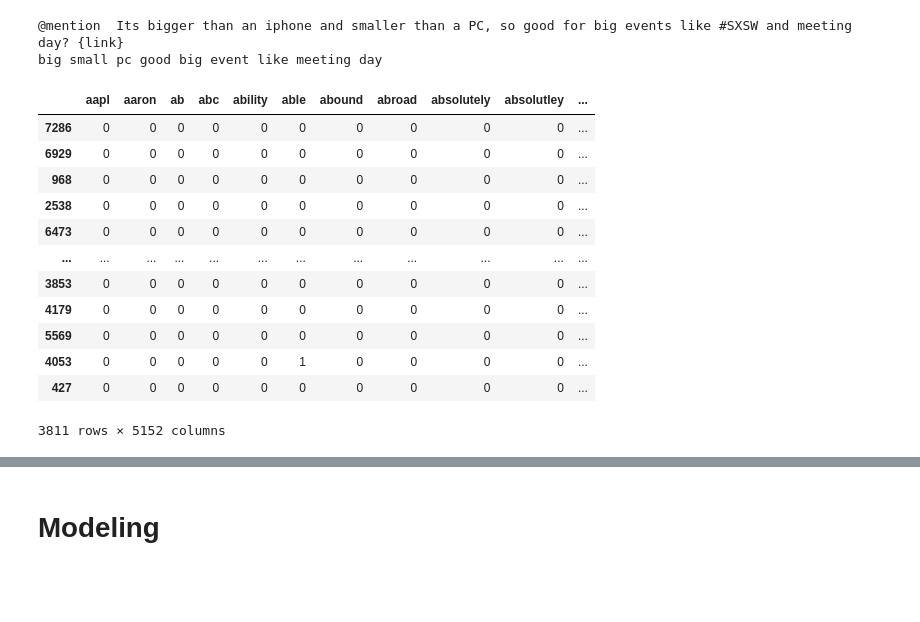
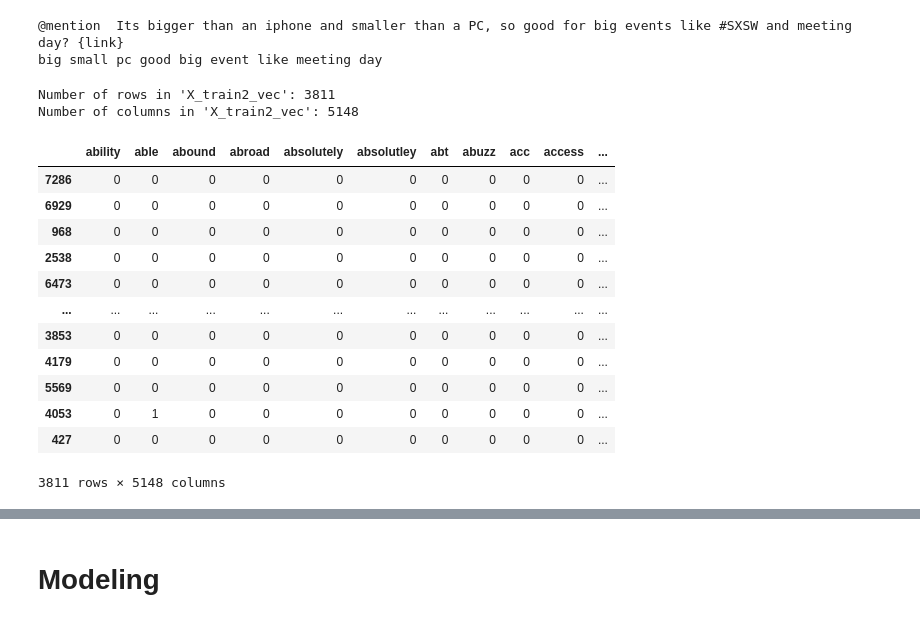
Before and after one commit to adammarianacci/Twitter_Analysis, a Jupyter notebook: notebook.ipynb, the cells around one changed output, grey strips where cells are left out. Cells and saved outputs as stored; diff of their text form; code cells hidden in the pictures; blank space fills up the shorter version.

```diff
--- a/notebook.ipynb
+++ b/notebook.ipynb
@@ -300,16 +302,25 @@ X_t_vec.set_index(y_t.index, inplace=True)
-# %%
-X_t_vec
-# %% [output]
-|  | aapl | aaron | ab | abc | ability | able | abound | abroad | absolutely | absolutley | ... |
-| 7286 | 0 | 0 | 0 | 0 | 0 | 0 | 0 | 0 | 0 | 0 | ... |
-| 6929 | 0 | 0 | 0 | 0 | 0 | 0 | 0 | 0 | 0 | 0 | ... |
-| 968 | 0 | 0 | 0 | 0 | 0 | 0 | 0 | 0 | 0 | 0 | ... |
-| 2538 | 0 | 0 | 0 | 0 | 0 | 0 | 0 | 0 | 0 | 0 | ... |
-| 6473 | 0 | 0 | 0 | 0 | 0 | 0 | 0 | 0 | 0 | 0 | ... |
-| ... | ... | ... | ... | ... | ... | ... | ... | ... | ... | ... | ... |
-| 3853 | 0 | 0 | 0 | 0 | 0 | 0 | 0 | 0 | 0 | 0 | ... |
-| 4179 | 0 | 0 | 0 | 0 | 0 | 0 | 0 | 0 | 0 | 0 | ... |
-| 5569 | 0 | 0 | 0 | 0 | 0 | 0 | 0 | 0 | 0 | 0 | ... |
-| 4053 | 0 | 0 | 0 | 0 | 0 | 1 | 0 | 0 | 0 | 0 | ... |
-| 427 | 0 | 0 | 0 | 0 | 0 | 0 | 0 | 0 | 0 | 0 | ... |
-3811 rows × 5152 columns
+# %%
+# Get the shape of the 'X_train2_vec' sparse matrix
+num_rows, num_columns = X_train2_vec.shape
+
+print("Number of rows in 'X_train2_vec':", num_rows)
+print("Number of columns in 'X_train2_vec':", num_columns)
+# %% [output]
+Number of rows in 'X_train2_vec': 3811
+Number of columns in 'X_train2_vec': 5148
+# %%
+X_train2_vec
+# %% [output]
+|  | ability | able | abound | abroad | absolutely | absolutley | abt | abuzz | acc | access | ... |
+| 7286 | 0 | 0 | 0 | 0 | 0 | 0 | 0 | 0 | 0 | 0 | ... |
+| 6929 | 0 | 0 | 0 | 0 | 0 | 0 | 0 | 0 | 0 | 0 | ... |
+| 968 | 0 | 0 | 0 | 0 | 0 | 0 | 0 | 0 | 0 | 0 | ... |
+| 2538 | 0 | 0 | 0 | 0 | 0 | 0 | 0 | 0 | 0 | 0 | ... |
+| 6473 | 0 | 0 | 0 | 0 | 0 | 0 | 0 | 0 | 0 | 0 | ... |
+| ... | ... | ... | ... | ... | ... | ... | ... | ... | ... | ... | ... |
+| 3853 | 0 | 0 | 0 | 0 | 0 | 0 | 0 | 0 | 0 | 0 | ... |
+| 4179 | 0 | 0 | 0 | 0 | 0 | 0 | 0 | 0 | 0 | 0 | ... |
+| 5569 | 0 | 0 | 0 | 0 | 0 | 0 | 0 | 0 | 0 | 0 | ... |
+| 4053 | 0 | 1 | 0 | 0 | 0 | 0 | 0 | 0 | 0 | 0 | ... |
+| 427 | 0 | 0 | 0 | 0 | 0 | 0 | 0 | 0 | 0 | 0 | ... |
+3811 rows × 5148 columns
```
Also changed, not shown: parts of 24 cells of this notebook.
